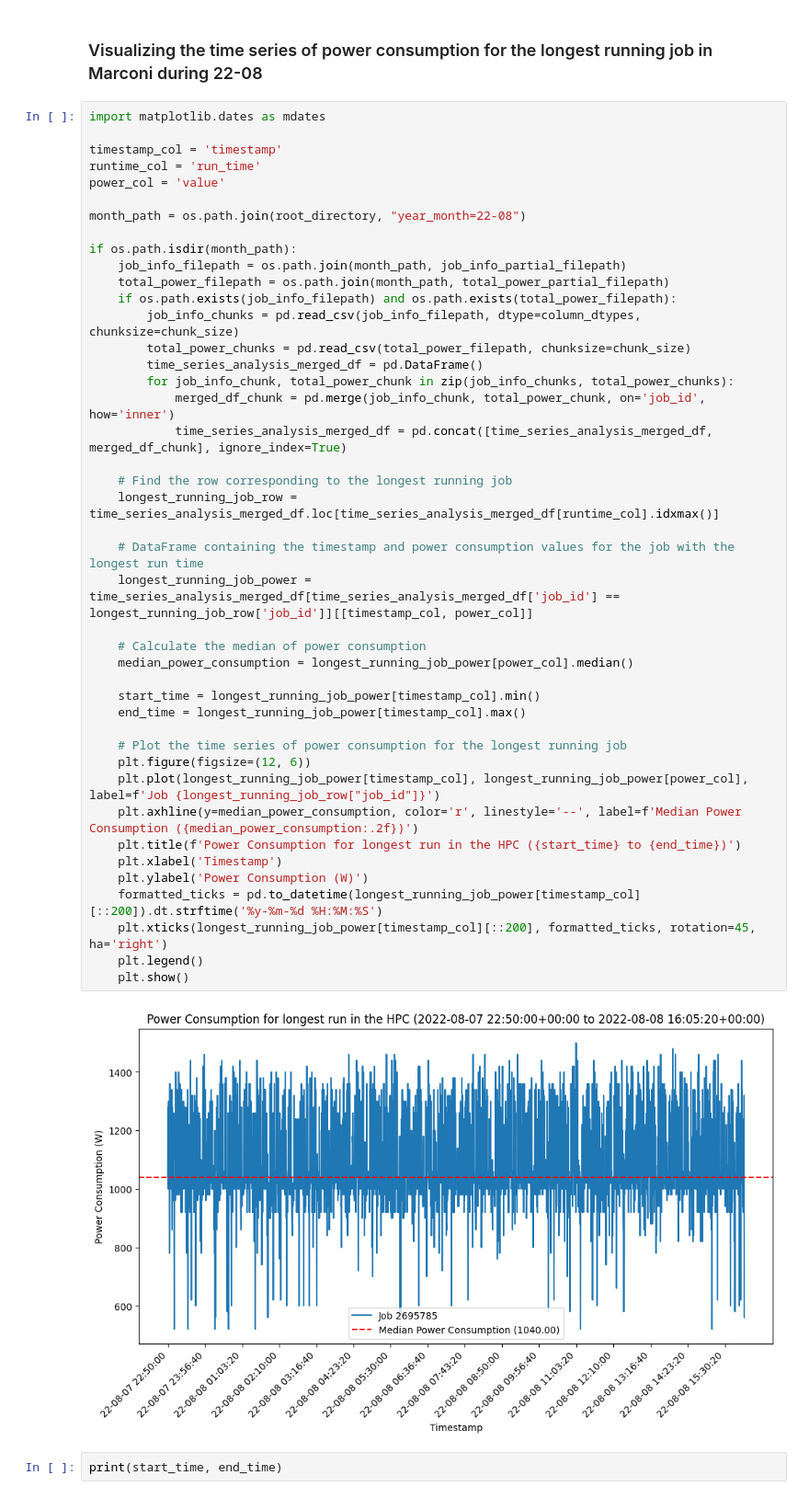
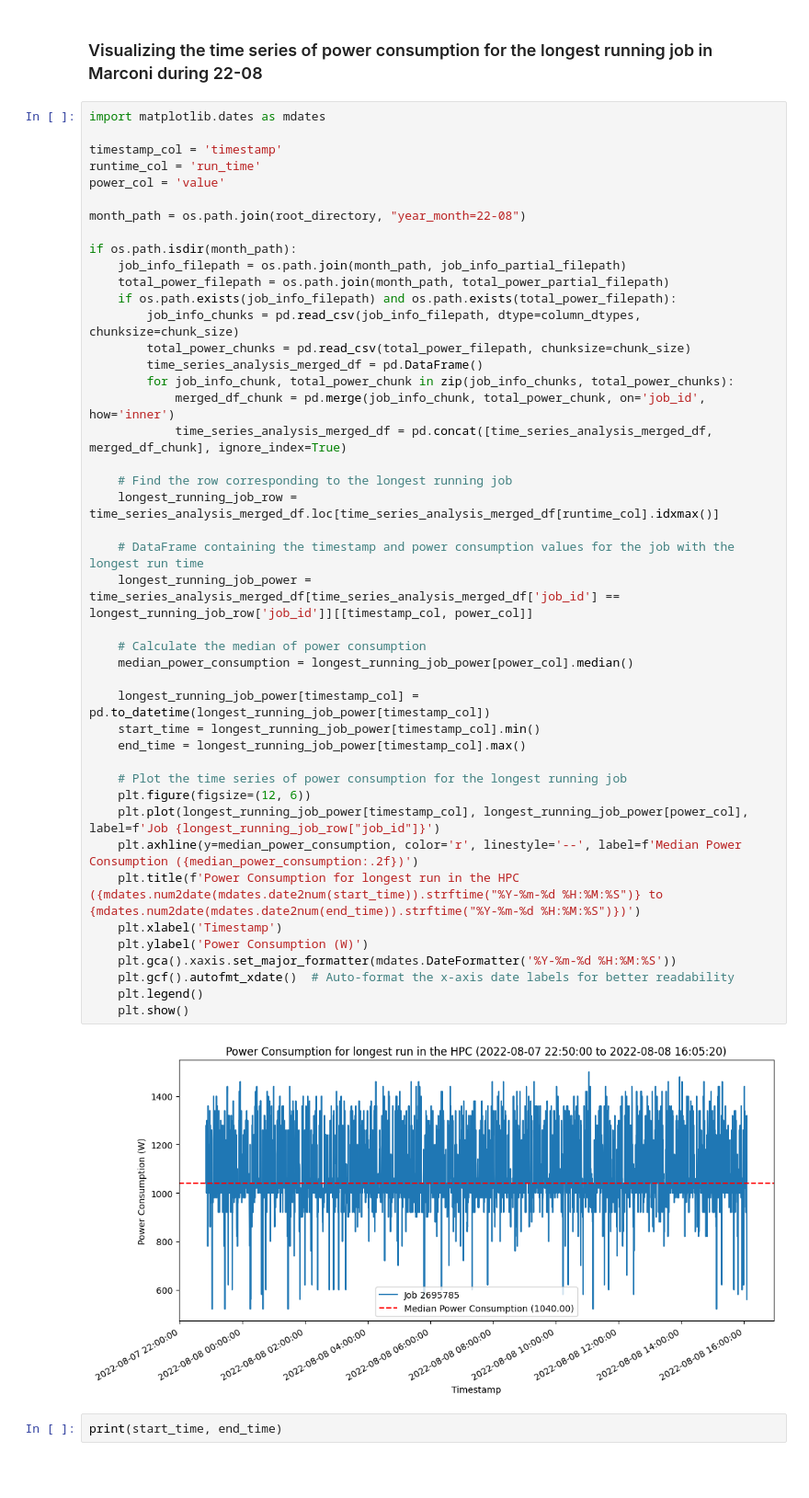
Before and after one commit to Marthyna/hpc-energy-consumption-profiling, a Jupyter notebook: notes/experiments_singlenode.ipynb, the cells around one changed output. Shown at 92% size. Cells and saved outputs as stored; diff of their text form; blank space fills up the shorter version.

```diff
--- a/notes/experiments_singlenode.ipynb
+++ b/notes/experiments_singlenode.ipynb
@@ -247,37 +238,38 @@ if os.path.isdir(month_path):
     total_power_filepath = os.path.join(month_path, total_power_partial_filepath)
     if os.path.exists(job_info_filepath) and os.path.exists(total_power_filepath):
         job_info_chunks = pd.read_csv(job_info_filepath, dtype=column_dtypes, chunksize=chunk_size)
         total_power_chunks = pd.read_csv(total_power_filepath, chunksize=chunk_size)
         time_series_analysis_merged_df = pd.DataFrame()
         for job_info_chunk, total_power_chunk in zip(job_info_chunks, total_power_chunks):
             merged_df_chunk = pd.merge(job_info_chunk, total_power_chunk, on='job_id', how='inner')
             time_series_analysis_merged_df = pd.concat([time_series_analysis_merged_df, merged_df_chunk], ignore_index=True)
 
     # Find the row corresponding to the longest running job
     longest_running_job_row = time_series_analysis_merged_df.loc[time_series_analysis_merged_df[runtime_col].idxmax()]
 
     # DataFrame containing the timestamp and power consumption values for the job with the longest run time
     longest_running_job_power = time_series_analysis_merged_df[time_series_analysis_merged_df['job_id'] == longest_running_job_row['job_id']][[timestamp_col, power_col]]
 
     # Calculate the median of power consumption
     median_power_consumption = longest_running_job_power[power_col].median()
 
+    longest_running_job_power[timestamp_col] = pd.to_datetime(longest_running_job_power[timestamp_col])
     start_time = longest_running_job_power[timestamp_col].min()
     end_time = longest_running_job_power[timestamp_col].max()
 
     # Plot the time series of power consumption for the longest running job
     plt.figure(figsize=(12, 6))
     plt.plot(longest_running_job_power[timestamp_col], longest_running_job_power[power_col], label=f'Job {longest_running_job_row["job_id"]}')
     plt.axhline(y=median_power_consumption, color='r', linestyle='--', label=f'Median Power Consumption ({median_power_consumption:.2f})')
-    plt.title(f'Power Consumption for longest run in the HPC ({start_time} to {end_time})')
+    plt.title(f'Power Consumption for longest run in the HPC ({mdates.num2date(mdates.date2num(start_time)).strftime("%Y-%m-%d %H:%M:%S")} to {mdates.num2date(mdates.date2num(end_time)).strftime("%Y-%m-%d %H:%M:%S")})')
     plt.xlabel('Timestamp')
     plt.ylabel('Power Consumption (W)')
-    formatted_ticks = pd.to_datetime(longest_running_job_power[timestamp_col][::200]).dt.strftime('%y-%m-%d %H:%M:%S')
-    plt.xticks(longest_running_job_power[timestamp_col][::200], formatted_ticks, rotation=45, ha='right')
+    plt.gca().xaxis.set_major_formatter(mdates.DateFormatter('%Y-%m-%d %H:%M:%S'))
+    plt.gcf().autofmt_xdate()  # Auto-format the x-axis date labels for better readability
     plt.legend()
     plt.show()
 # %% [output]
-[figure, old version]
+[figure, new version]
 # %%
 print(start_time, end_time)
 # %% [output]
```
Also changed, not shown: parts of 15 cells of this notebook, 1 other file.
